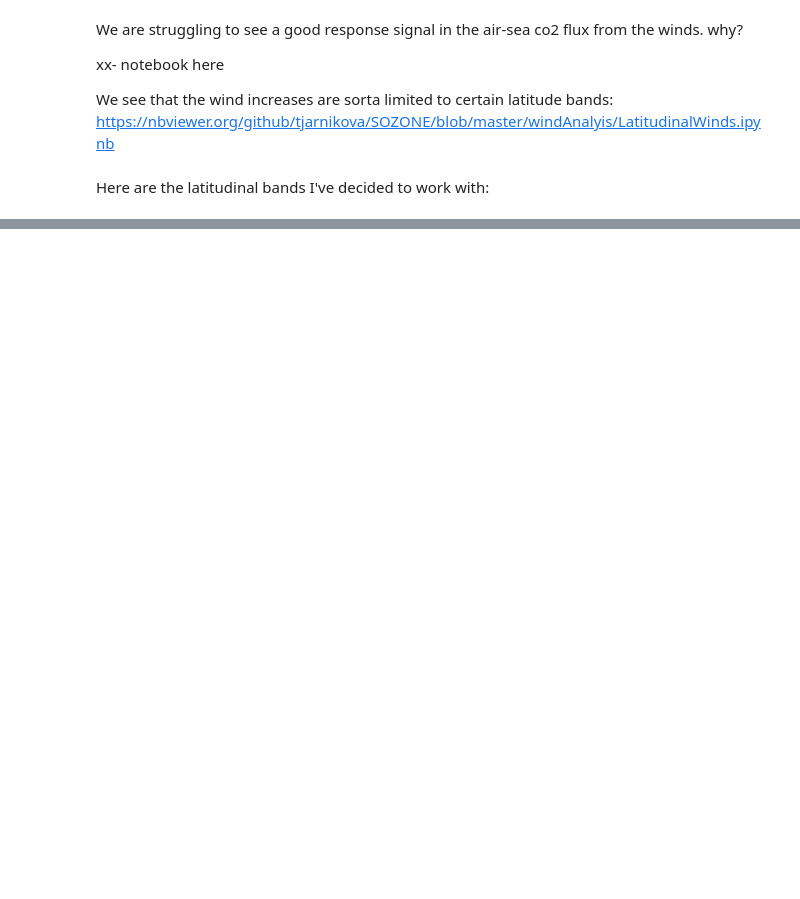
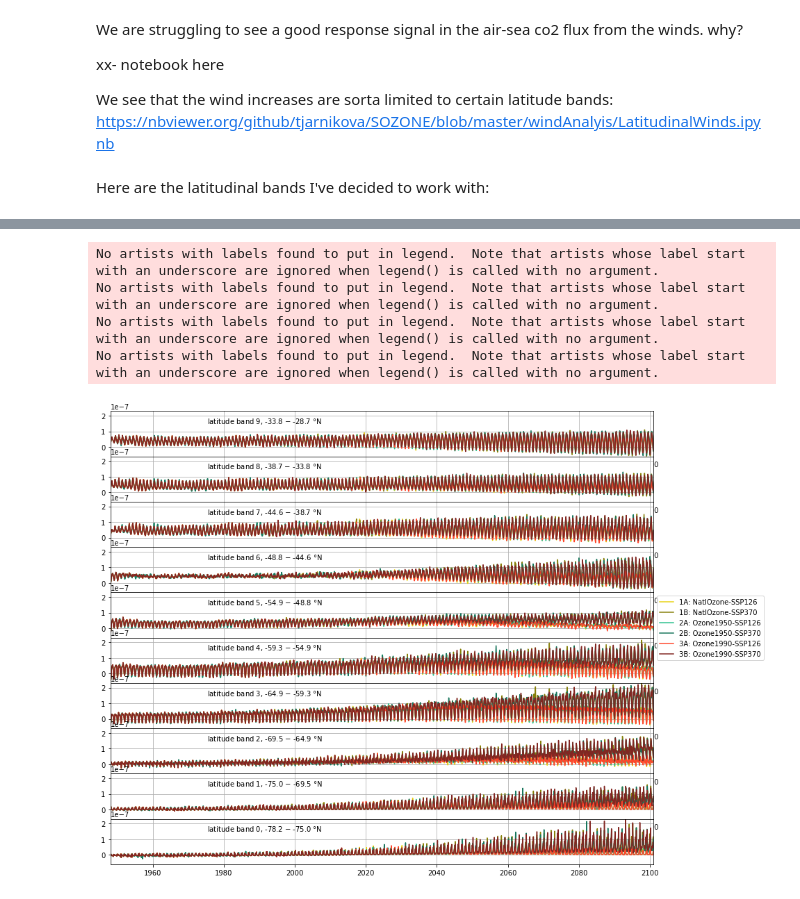
Before and after one commit to tjarnikova/SOZONE, a Jupyter notebook: MO_RESULTS/LatitudinalCflxWinds.ipynb, the cells around one changed output, grey strips where cells are left out. Saved outputs shown, nothing was run; the diff lists cells and outputs as text; code cells hidden in the pictures; blank space fills up the shorter version.

```diff
--- a/MO_RESULTS/LatitudinalCflxWinds.ipynb
+++ b/MO_RESULTS/LatitudinalCflxWinds.ipynb
@@ -79,0 +156,8 @@ cb = plot_southern(tfig, ax1, lons, lats, tdat, tvmin,
+# %%
+tdir = '/gpfs/home/mep22dku/scratch/SOZONE/MO_RESULTS/EXTRACT/ncs/'
+cflx_1ASA = xr.open_dataset(f'{tdir}TOM12_TJ_1ASA_cflx_fullts.nc')
+cflx_1BSA = xr.open_dataset(f'{tdir}TOM12_TJ_1BSA_cflx_fullts.nc')
+cflx_2ASA = xr.open_dataset(f'{tdir}TOM12_TJ_2ASA_cflx_fullts.nc')
+cflx_2BSA = xr.open_dataset(f'{tdir}TOM12_TJ_2BSA_cflx_fullts.nc')
+cflx_3ASA = xr.open_dataset(f'{tdir}TOM12_TJ_3ASA_cflx_fullts.nc')
+cflx_3BSA = xr.open_dataset(f'{tdir}TOM12_TJ_3BSA_cflx_fullts.nc')
@@ -79,0 +209,38 @@ cb = plot_southern(tfig, ax1, lons, lats, tdat, tvmin,
+# %%
+blyats = [cflx_1ASA_blyat, cflx_1BSA_blyat, cflx_2ASA_blyat, cflx_2BSA_blyat, cflx_3ASA_blyat, cflx_3BSA_blyat]
+scens = ['1A', '1B', '2A', '2B', '3A', '3B']
+
+fact = 0.45
+fig, axs = plt.subplots(10,1, figsize=(14, 12), facecolor='w', edgecolor='k')
+axs = axs.ravel()
+fig.subplots_adjust(wspace=0, hspace=0)
+for i in range(0,10):
+    pos = 9-i
+    for s in range(0,6):
+        tb = blyats[s]
+        axs[i].plot(cflx_1ASA['time_counter'].values,tb[:,pos], alpha = 1, color = sc.scen[scens[s]]['color'], label = sc.scen[scens[s]]['name2'])
+
+#     # axs[i].set_ylim([0,20])
+#     # axs[i].set_xlim([0,19])
+#     # axs[i].set_yticks([0,10,20])
+#     # axs[i].set_xticks(np.arange(0,20,2))
+#     # axs[i].grid()
+#     # if i!= 9:
+#     #     axs[i].set_xticks(np.arange(2,20,2))
+#     #     axs[i].set_yticks([0,10,20], color = 'w')
+#     #     axs[i].set_yticklabels([0,10,20], color = 'w')
+    axs[4].legend(bbox_to_anchor = [1,1])
+    axs[i].text(1930,1.5e-7,f'latitude band {pos}, {starts[pos]} $-$ {ends[pos]} $\degree$N')
+    axs[i].set_ylim([-0.6e-7,2.3e-7])
+    st = cflx_1ASA['time_counter'].values[0]
+    en = cflx_1ASA['time_counter'].values[1835]
+    axs[i].set_xlim([st,en])
+    axs[i].grid()
+#     # axs[9].set_ylabel('% of distribution')
+#     # axs[9].set_xlabel('m s$^{-1}$')
+# %% [output]
+No artists with labels found to put in legend.  Note that artists whose label start with an underscore are ignored when legend() is called with no argument.
+No artists with labels found to put in legend.  Note that artists whose label start with an underscore are ignored when legend() is called with no argument.
+No artists with labels found to put in legend.  Note that artists whose label start with an underscore are ignored when legend() is called with no argument.
+No artists with labels found to put in legend.  Note that artists whose label start with an underscore are ignored when legend() is called with no argument.
+[figure, added]
```
Also changed, not shown: parts of 9 cells of this notebook.
